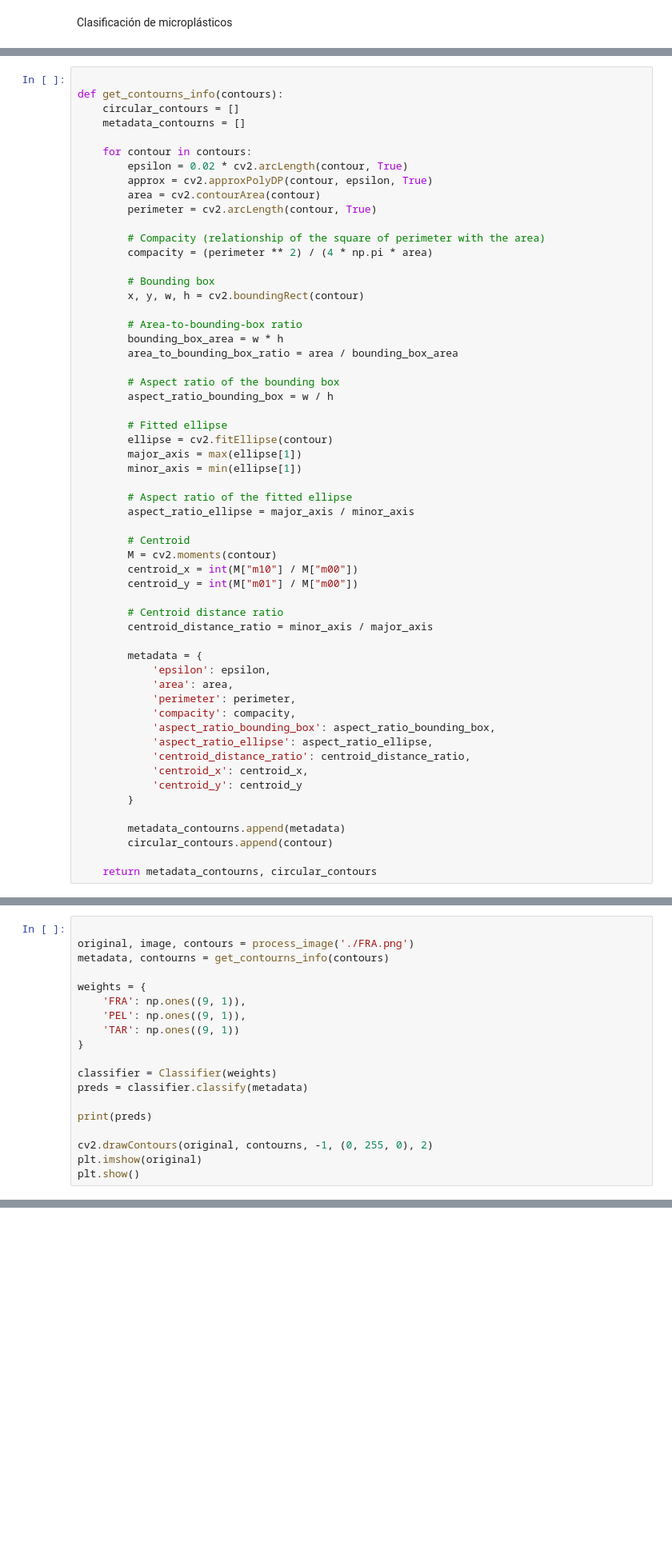
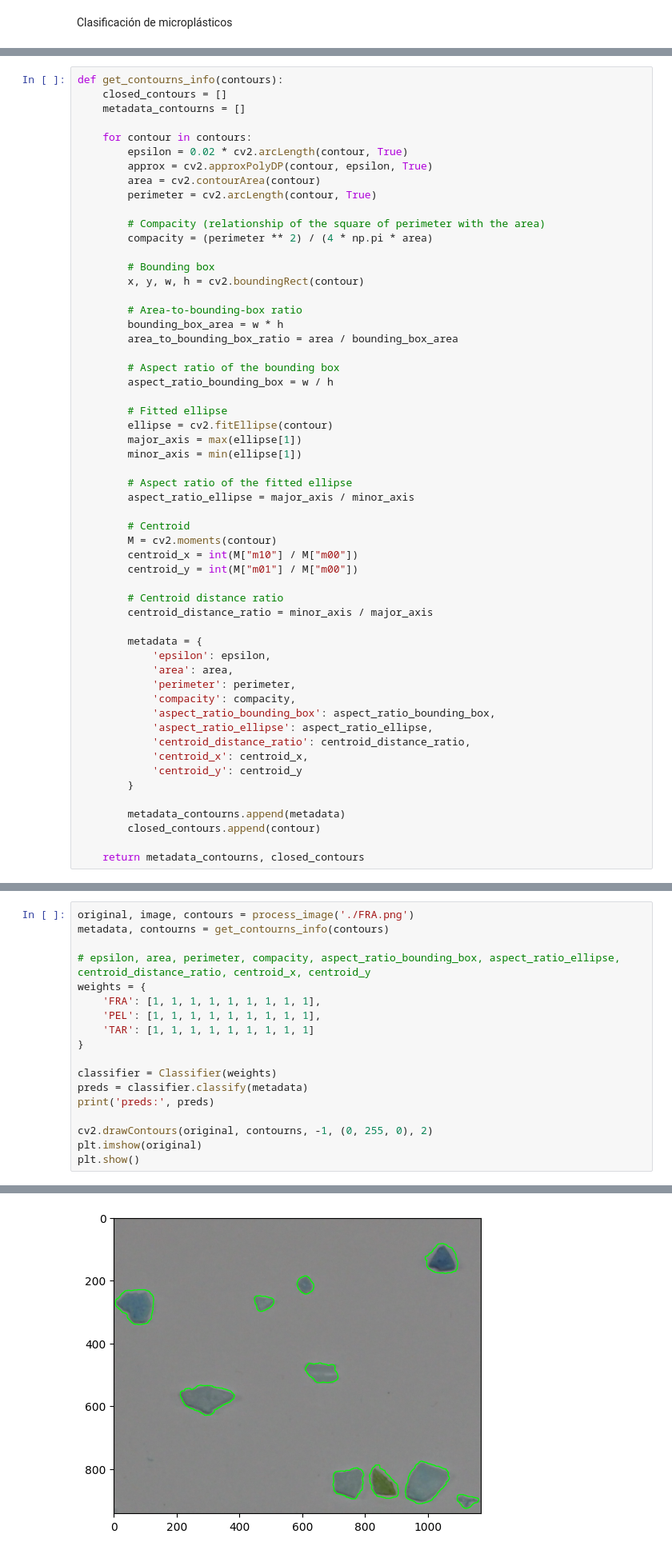
Before and after one commit to VC-ulpgc-JRP-y-SGR/p3-vc, a Jupyter notebook: VC_P3.ipynb, the cells around one changed output, grey strips where cells are left out. Shown at 80% size. Cells and saved outputs as stored; diff of their text form; blank space fills up the shorter version.

```diff
--- a/VC_P3.ipynb
+++ b/VC_P3.ipynb
@@ -600,9 +594,8 @@ def process_image(url):
 
     return original, image, contours
 # %%
-
 def get_contourns_info(contours):
-    circular_contours = []
+    closed_contours = []
     metadata_contourns = []
 
     for contour in contours:
@@ -653,7 +646,7 @@ def get_contourns_info(contours):
         }
 
         metadata_contourns.append(metadata)
-        circular_contours.append(contour)
+        closed_contours.append(contour)
 
-    return metadata_contourns, circular_contours
+    return metadata_contourns, closed_contours
 # %%
@@ -684,20 +700,19 @@ class Classifier:
 
         return preds
 # %%
-
 original, image, contours = process_image('./FRA.png')
 metadata, contourns = get_contourns_info(contours)
 
+# epsilon, area, perimeter, compacity, aspect_ratio_bounding_box, aspect_ratio_ellipse, centroid_distance_ratio, centroid_x, centroid_y
 weights = {
-    'FRA': np.ones((9, 1)),
-    'PEL': np.ones((9, 1)),
-    'TAR': np.ones((9, 1))
+    'FRA': [1, 1, 1, 1, 1, 1, 1, 1, 1],
+    'PEL': [1, 1, 1, 1, 1, 1, 1, 1, 1],
+    'TAR': [1, 1, 1, 1, 1, 1, 1, 1, 1]
 }
 
 classifier = Classifier(weights)
 preds = classifier.classify(metadata)
-
-print(preds)
+print('preds:', preds)
 
 cv2.drawContours(original, contourns, -1, (0, 255, 0), 2)
 plt.imshow(original)
@@ -709,3 +723,4 @@ IndexError: only integers, slices (`:`), ellipsis (`...`), numpy.newaxis (`None`
+[figure, added]
 # %%
 
 import matplotlib.pyplot as plt
```
Also changed, not shown: parts of 10 cells of this notebook.
